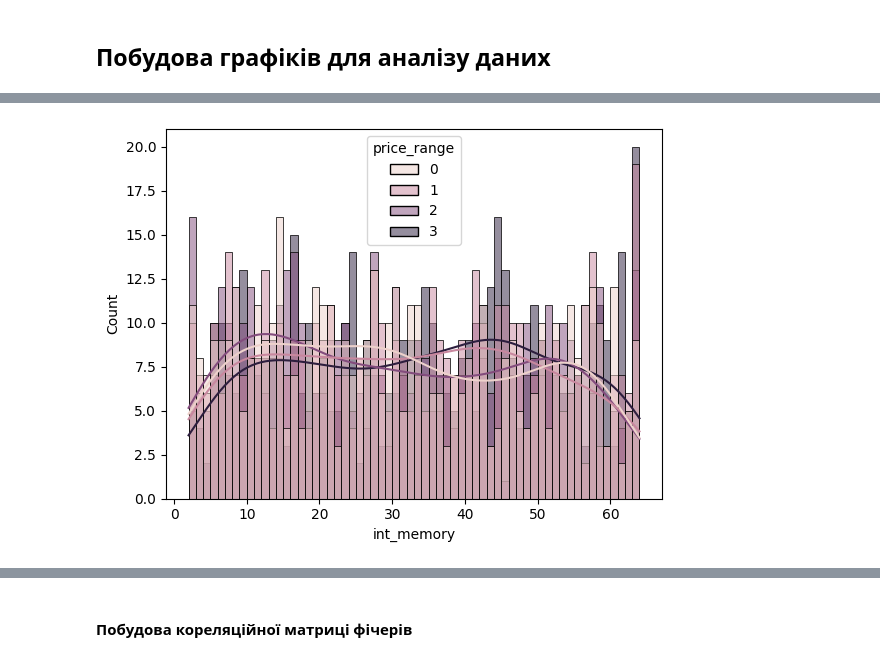
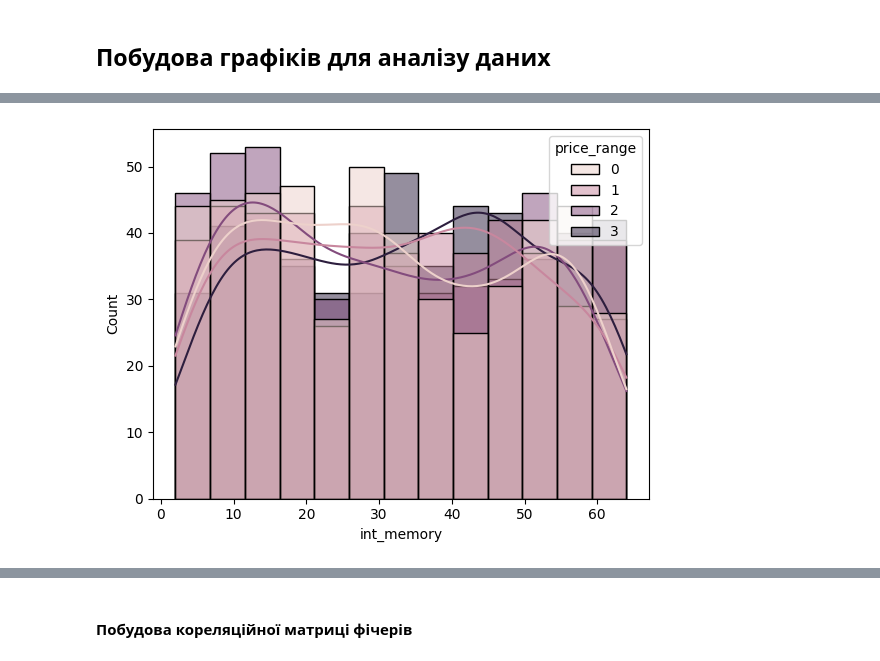
Before and after one commit to avhrst/python-learn, a Jupyter notebook: eda.ipynb, the cells around one changed output, grey strips where cells are left out. Drawn from its saved outputs; the diff is of its cells as text; code cells hidden in the pictures.

```diff
--- a/eda.ipynb
+++ b/eda.ipynb
@@ -118,5 +148,5 @@ dtype: object
 # %%
-sns.histplot(data=df, x='int_memory', hue='price_range', binwidth=1, kde=True)
+sns.histplot(data=df, x='int_memory', hue='price_range', kde=True)
 plt.show()
 # %% [output]
-[figure, old version]
+[figure, new version]
```
Also changed, not shown: parts of 32 cells of this notebook, 3 other files.
